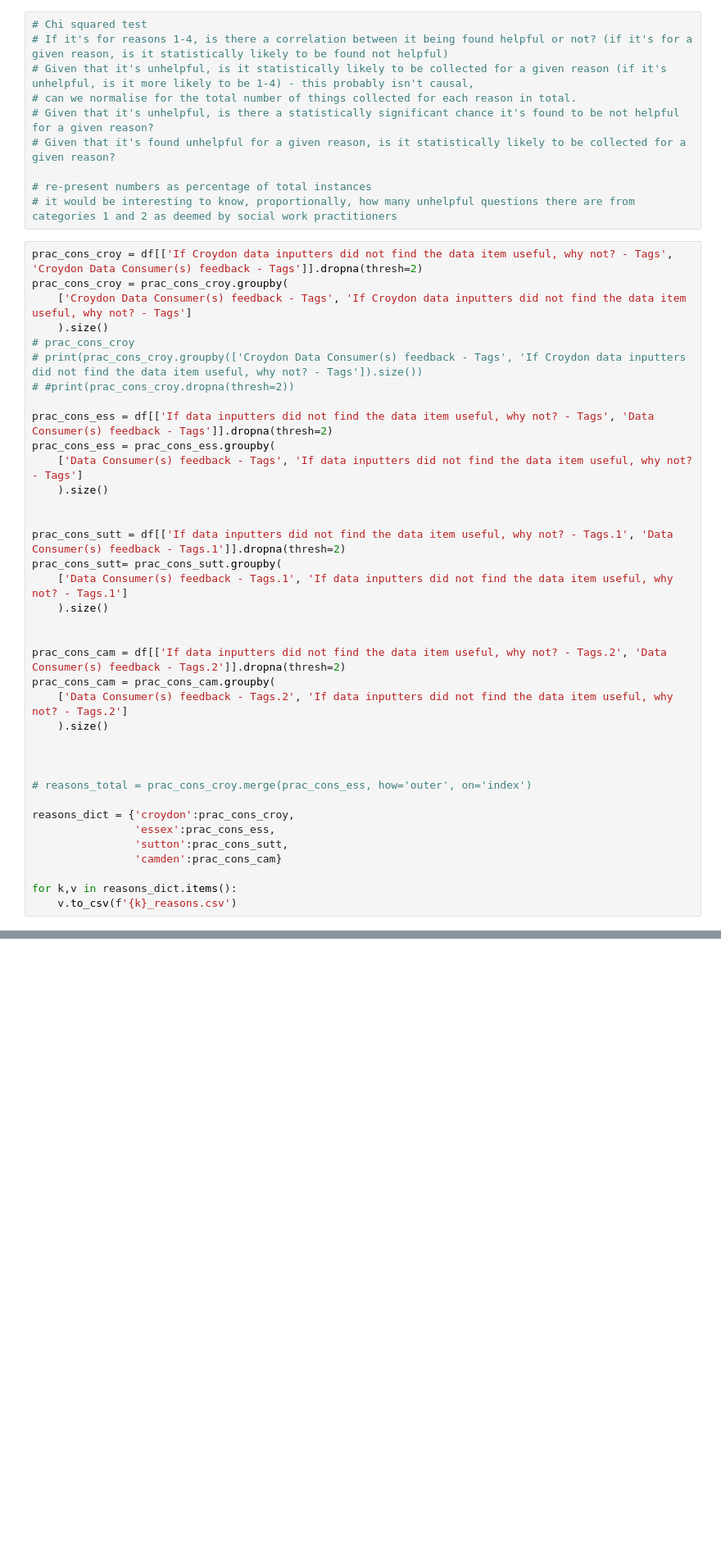
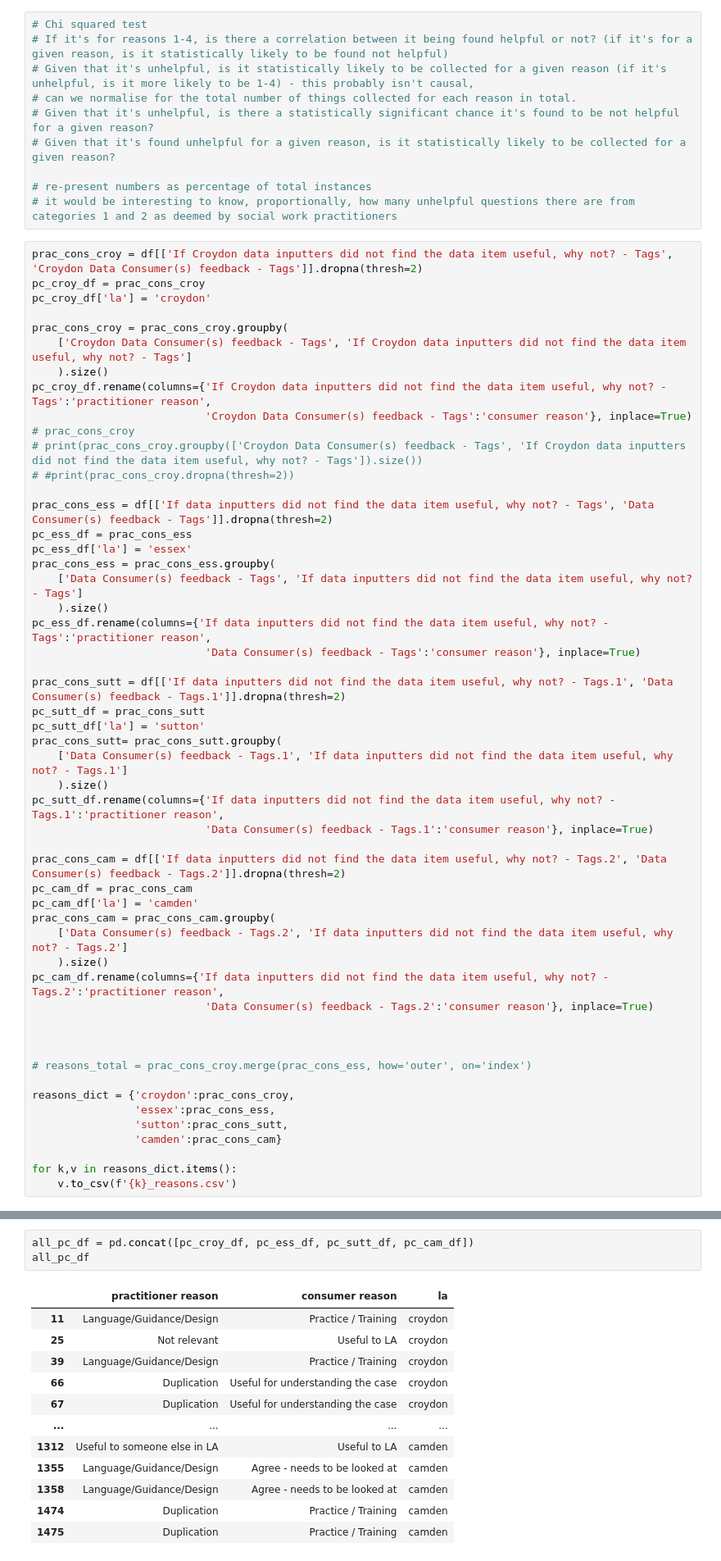
Before and after one commit to data-to-insight/D2I-Jupyter-Notebook-Tools, a Jupyter notebook: p2a_analysis/p2a_round_2.ipynb, the cells around one changed output, grey strips where cells are left out. Shown: that part at 82% size. Saved outputs shown, nothing was run; the diff lists cells and outputs as text; blank space fills up the shorter version.

```diff
--- a/p2a_analysis/p2a_round_2.ipynb
+++ b/p2a_analysis/p2a_round_2.ipynb
@@ -298,29 +300,44 @@ Croydon Main reason for recording data item        If Croydon data inputters did
 # it would be interesting to know, proportionally, how many unhelpful questions there are from categories 1 and 2 as deemed by social work practitioners
 # %%
 prac_cons_croy = df[['If Croydon data inputters did not find the data item useful, why not? - Tags', 'Croydon Data Consumer(s) feedback - Tags']].dropna(thresh=2)
+pc_croy_df = prac_cons_croy
+pc_croy_df['la'] = 'croydon'
+
 prac_cons_croy = prac_cons_croy.groupby(
     ['Croydon Data Consumer(s) feedback - Tags', 'If Croydon data inputters did not find the data item useful, why not? - Tags']
     ).size()
+pc_croy_df.rename(columns={'If Croydon data inputters did not find the data item useful, why not? - Tags':'practitioner reason',
+                           'Croydon Data Consumer(s) feedback - Tags':'consumer reason'}, inplace=True)
 # prac_cons_croy
 # print(prac_cons_croy.groupby(['Croydon Data Consumer(s) feedback - Tags', 'If Croydon data inputters did not find the data item useful, why not? - Tags']).size())
 # #print(prac_cons_croy.dropna(thresh=2))
 
 prac_cons_ess = df[['If data inputters did not find the data item useful, why not? - Tags', 'Data Consumer(s) feedback - Tags']].dropna(thresh=2)
+pc_ess_df = prac_cons_ess
+pc_ess_df['la'] = 'essex'
 prac_cons_ess = prac_cons_ess.groupby(
     ['Data Consumer(s) feedback - Tags', 'If data inputters did not find the data item useful, why not? - Tags']
     ).size()
-
+pc_ess_df.rename(columns={'If data inputters did not find the data item useful, why not? - Tags':'practitioner reason',
+                           'Data Consumer(s) feedback - Tags':'consumer reason'}, inplace=True)
 
 prac_cons_sutt = df[['If data inputters did not find the data item useful, why not? - Tags.1', 'Data Consumer(s) feedback - Tags.1']].dropna(thresh=2)
+pc_sutt_df = prac_cons_sutt
+pc_sutt_df['la'] = 'sutton'
 prac_cons_sutt= prac_cons_sutt.groupby(
     ['Data Consumer(s) feedback - Tags.1', 'If data inputters did not find the data item useful, why not? - Tags.1']
     ).size()
-
+pc_sutt_df.rename(columns={'If data inputters did not find the data item useful, why not? - Tags.1':'practitioner reason',
+                           'Data Consumer(s) feedback - Tags.1':'consumer reason'}, inplace=True)
 
 prac_cons_cam = df[['If data inputters did not find the data item useful, why not? - Tags.2', 'Data Consumer(s) feedback - Tags.2']].dropna(thresh=2)
+pc_cam_df = prac_cons_cam
+pc_cam_df['la'] = 'camden'
 prac_cons_cam = prac_cons_cam.groupby(
     ['Data Consumer(s) feedback - Tags.2', 'If data inputters did not find the data item useful, why not? - Tags.2']
     ).size()
+pc_cam_df.rename(columns={'If data inputters did not find the data item useful, why not? - Tags.2':'practitioner reason',
+                           'Data Consumer(s) feedback - Tags.2':'consumer reason'}, inplace=True)
 
 
 
@@ -359,3 +376,19 @@ croy_size
 |  | Not relevant | 1 |
 |  | Useful only to the child | 7 |
 |  | Useful to someone else in LA | 1 |
+# %%
+all_pc_df = pd.concat([pc_croy_df, pc_ess_df, pc_sutt_df, pc_cam_df])
+all_pc_df
+# %% [output]
+|  | practitioner reason | consumer reason | la |
+| 11 | Language/Guidance/Design | Practice / Training | croydon |
+| 25 | Not relevant | Useful to LA | croydon |
+| 39 | Language/Guidance/Design | Practice / Training | croydon |
+| 66 | Duplication | Useful for understanding the case | croydon |
+| 67 | Duplication | Useful for understanding the case | croydon |
+| ... | ... | ... | ... |
+| 1312 | Useful to someone else in LA | Useful to LA | camden |
+| 1355 | Language/Guidance/Design | Agree - needs to be looked at | camden |
+| 1358 | Language/Guidance/Design | Agree - needs to be looked at | camden |
+| 1474 | Duplication | Practice / Training | camden |
+| 1475 | Duplication | Practice / Training | camden |
```
Also changed, not shown: parts of 3 cells of this notebook.
